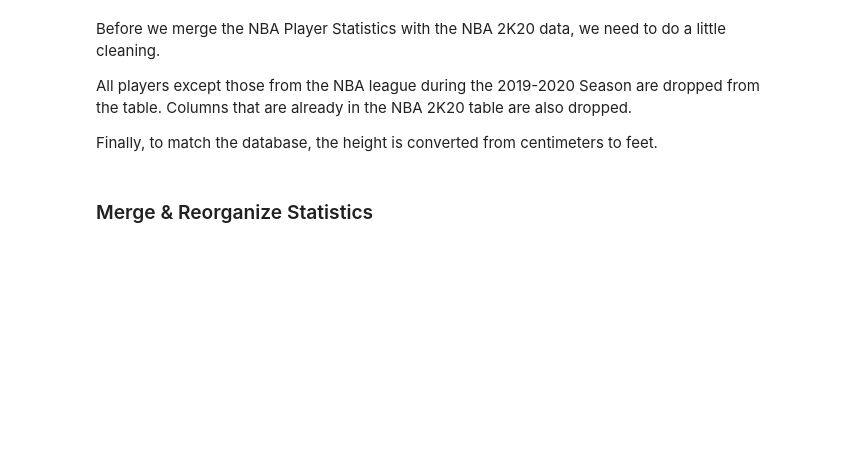
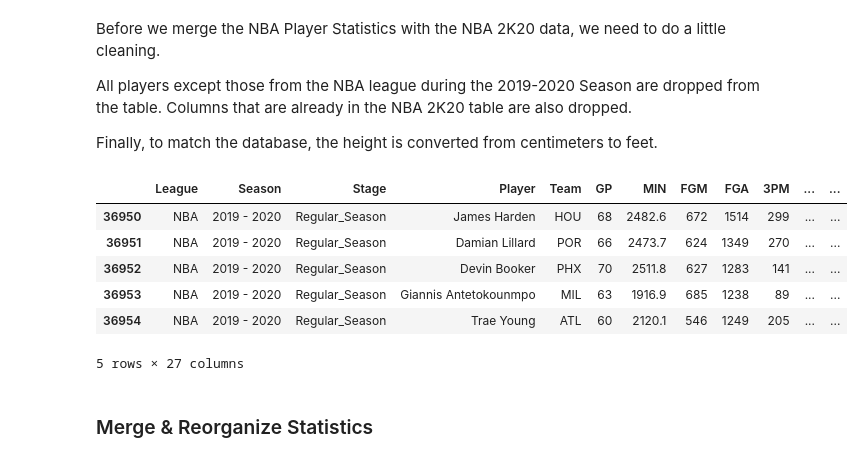
Before and after one commit to 12wollmana/UMN-Data_Analytics-Project_ETL, a Jupyter notebook: etl.ipynb, the cells around one changed output. Drawn from its saved outputs; the diff is of its cells as text; code cells hidden in the pictures; blank space fills up the shorter version.

```diff
--- a/etl.ipynb
+++ b/etl.ipynb
@@ -53,3 +74,8 @@ Now that the data has been loaded, it now needs to be cleaned up before it is lo
+# %%
+def format_names(dataframe, name_column):
+    names = dataframe[name_column]
+    names = [re.sub('[^A-Za-z0-9]+', '', name).upper() for name in names]
+    return names
 # %% [markdown]
 ### NBA 2K20 Statistics
 # %% [markdown]
@@ -93,3 +119,16 @@ final_NBA_players.head()
+# %%
+# Further Cleaning
+final_NBA_players = height_NBA_players.rename(columns = {"weight": "weight_lbs"}, inplace = False)
+final_NBA_players["merge_name"] = format_names(final_NBA_players, "Player")
+final_NBA_players.head()
+# %% [output]
+|  | League | Season | Stage | Player | Team | GP | MIN | FGM | FGA | 3PM | ... | ... |
+| 36950 | NBA | 2019 - 2020 | Regular_Season | James Harden | HOU | 68 | 2482.6 | 672 | 1514 | 299 | ... | ... |
+| 36951 | NBA | 2019 - 2020 | Regular_Season | Damian Lillard | POR | 66 | 2473.7 | 624 | 1349 | 270 | ... | ... |
+| 36952 | NBA | 2019 - 2020 | Regular_Season | Devin Booker | PHX | 70 | 2511.8 | 627 | 1283 | 141 | ... | ... |
+| 36953 | NBA | 2019 - 2020 | Regular_Season | Giannis Antetokounmpo | MIL | 63 | 1916.9 | 685 | 1238 | 89 | ... | ... |
+| 36954 | NBA | 2019 - 2020 | Regular_Season | Trae Young | ATL | 60 | 2120.1 | 546 | 1249 | 205 | ... | ... |
+5 rows × 27 columns
 # %% [markdown]
 ### Merge & Reorganize Statistics
 # %% [markdown]
```
Also changed, not shown: parts of 15 cells of this notebook.
